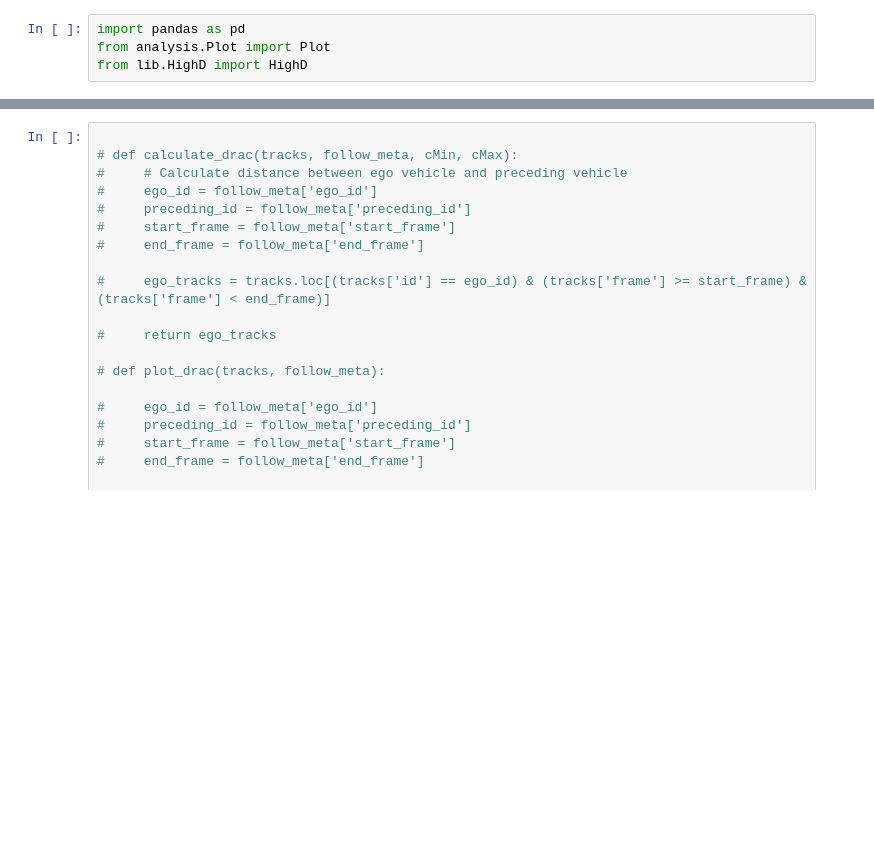
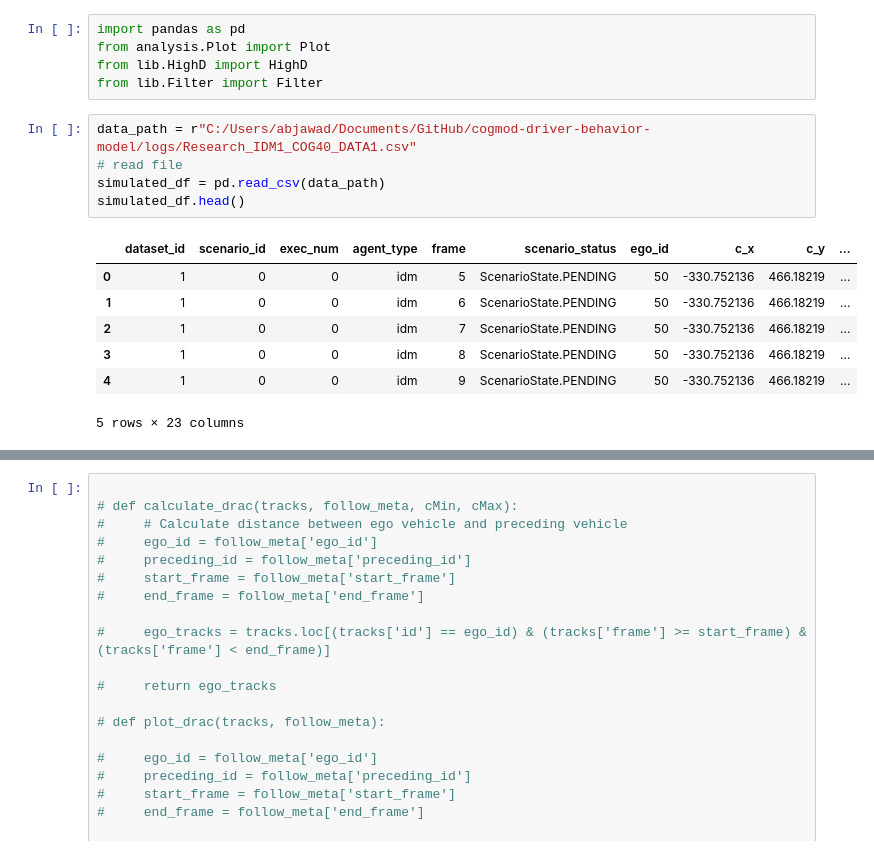
Before and after one commit to jawadefaj/CogMod-driver-behavior-model, a Jupyter notebook: notebooks/highD_cogmod_compare.ipynb, the cells around one changed output, grey strips where cells are left out. Cells and saved outputs as stored; diff of their text form; blank space fills up the shorter version.

```diff
--- a/notebooks/highD_cogmod_compare.ipynb
+++ b/notebooks/highD_cogmod_compare.ipynb
@@ -6,3 +8,17 @@ exec(open("init_notebook.py", "r").read())
 import pandas as pd
 from analysis.Plot import Plot
 from lib.HighD import HighD
+from lib.Filter import Filter
+# %%
+data_path = r"C:/Users/abjawad/Documents/GitHub/cogmod-driver-behavior-model/logs/Research_IDM1_COG40_DATA1.csv"
+# read file
+simulated_df = pd.read_csv(data_path)
+simulated_df.head()
+# %% [output]
+|  | dataset_id | scenario_id | exec_num | agent_type | frame | scenario_status | ego_id | c_x | c_y | ... |
+| 0 | 1 | 0 | 0 | idm | 5 | ScenarioState.PENDING | 50 | -330.752136 | 466.18219 | ... |
+| 1 | 1 | 0 | 0 | idm | 6 | ScenarioState.PENDING | 50 | -330.752136 | 466.18219 | ... |
+| 2 | 1 | 0 | 0 | idm | 7 | ScenarioState.PENDING | 50 | -330.752136 | 466.18219 | ... |
+| 3 | 1 | 0 | 0 | idm | 8 | ScenarioState.PENDING | 50 | -330.752136 | 466.18219 | ... |
+| 4 | 1 | 0 | 0 | idm | 9 | ScenarioState.PENDING | 50 | -330.752136 | 466.18219 | ... |
+5 rows × 23 columns
```
Also changed, not shown: parts of 18 cells of this notebook, 4 other files.
